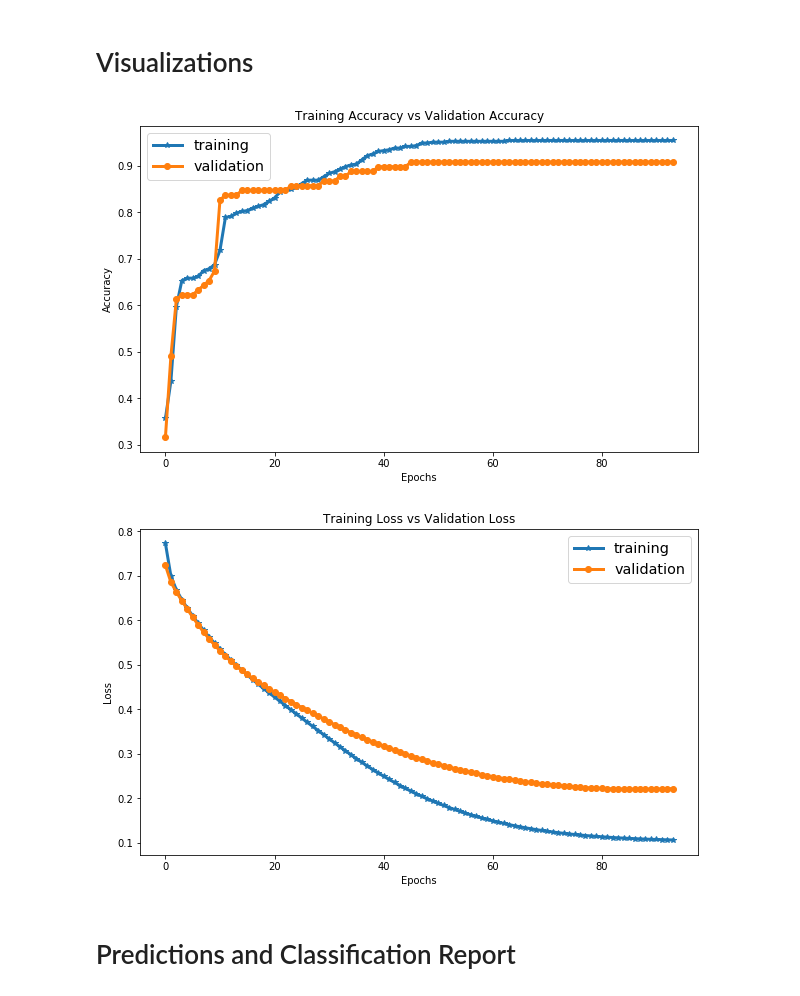
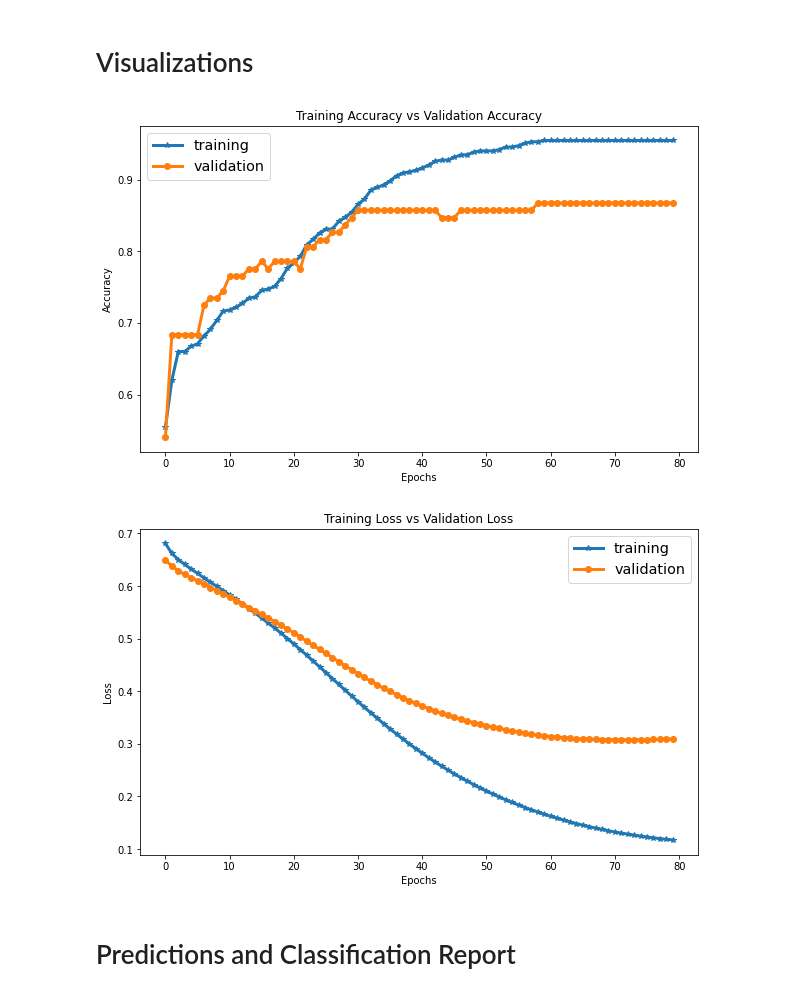
Before and after one commit to PHOENIX26012000/cough-analysis-for-COVID-19, a Jupyter notebook: cough_sound_classification/ei-cough_detection-nn-classifier (1).ipynb, the cells around one changed output. Drawn from its saved outputs; the diff is of its cells as text; code cells hidden in the pictures.

```diff
--- a/cough_sound_classification/ei-cough_detection-nn-classifier (1).ipynb
+++ b/cough_sound_classification/ei-cough_detection-nn-classifier (1).ipynb
@@ -104,27 +104,27 @@ Epoch 94/200
 # %%
 import matplotlib.pyplot as plt
 def visualize_training(history, lw = 3):
     plt.figure(figsize=(10,6))
-    plt.plot(history.history['acc'], label = 'training', marker = '*', linewidth = lw)
-    plt.plot(history.history['val_acc'], label = 'validation', marker = 'o', linewidth = lw)
+    plt.plot(history.history['accuracy'], label = 'training', marker = '*', linewidth = lw)
+    plt.plot(history.history['val_accuracy'], label = 'validation', marker = 'o', linewidth = lw)
     plt.title('Training Accuracy vs Validation Accuracy')
     plt.xlabel('Epochs')
     plt.ylabel('Accuracy')
     plt.legend(fontsize = 'x-large')
     plt.show()
 
     plt.figure(figsize=(10,6))
     plt.plot(history.history['loss'], label = 'training', marker = '*', linewidth = lw)
     plt.plot(history.history['val_loss'], label = 'validation', marker = 'o', linewidth = lw)
     plt.title('Training Loss vs Validation Loss')
     plt.xlabel('Epochs')
     plt.ylabel('Loss')
     plt.legend(fontsize = 'x-large')
     plt.show()
 visualize_training(history)
 # %% [output]
-[figure, old version]
+[figure, new version]
-[figure, old version]
+[figure, new version]
 # %%
 # Save the model to disk
 model.save('saved_model')
```
Also changed, not shown: parts of 4 cells of this notebook, 7 other files.
